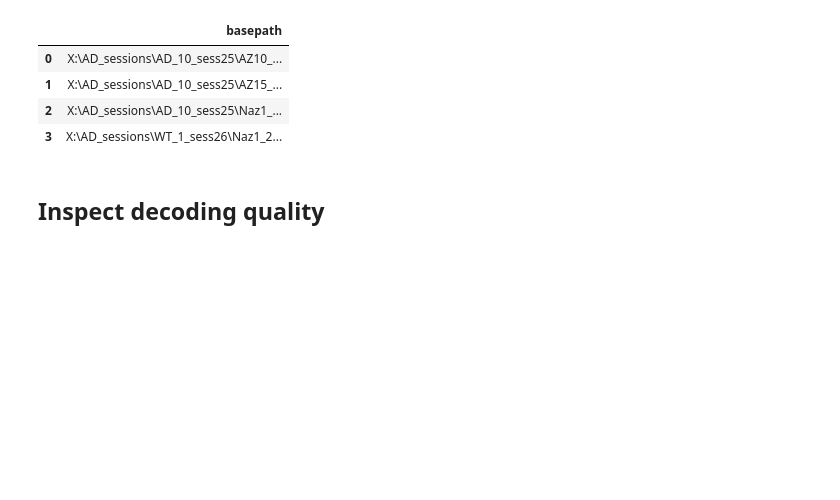
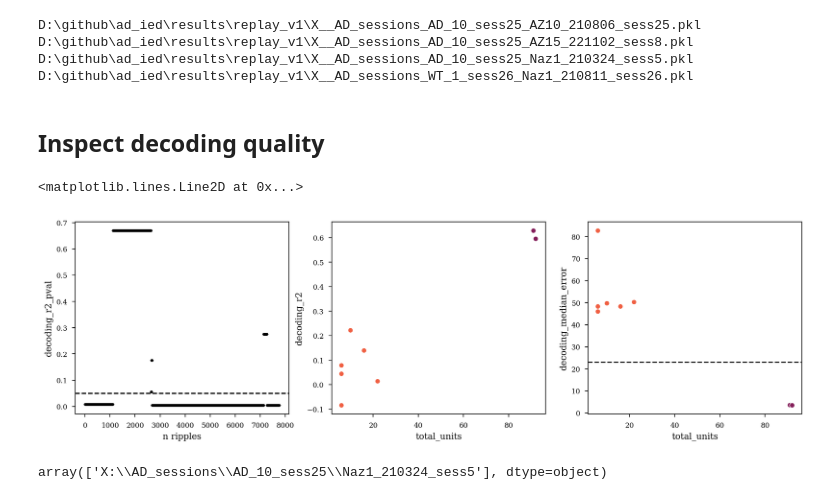
Before and after one commit to ryanharvey1/ad_ied, a Jupyter notebook: scripts/replay/replay_run.ipynb, the cells around one changed output. Cells and saved outputs as stored; diff of their text form; code cells hidden in the pictures; blank space fills up the shorter version.

```diff
--- a/scripts/replay/replay_run.ipynb
+++ b/scripts/replay/replay_run.ipynb
@@ -37,19 +37,8 @@ df["basepath"] = [
     r'X:\AD_sessions\WT_1_sess26\Naz1_210811_sess26'
 ]
 df.to_csv(r"D:\github\ad_ied\data\sessions.csv",index=True)
-# %%
-df
-# %% [output]
-|  | basepath |
-| 0 | X:\AD_sessions\AD_10_sess25\AZ10_... |
-| 1 | X:\AD_sessions\AD_10_sess25\AZ15_... |
-| 2 | X:\AD_sessions\AD_10_sess25\Naz1_... |
-| 3 | X:\AD_sessions\WT_1_sess26\Naz1_2... |
-# %%
-replay_run.run(r"X:\AD_sessions\AD_10_sess25\AZ10_210806_sess25")
 # %%
-save_path = r"D:\github\ad_ied\data\replay_v1"
-df["basepath"] = r"X:\AD_sessions\AD_10_sess25\AZ10_210806_sess25"
+save_path = r"D:\github\ad_ied\results\replay_v2"
 batch_analysis.run(
     df,
     save_path,
@@ -58,27 +47,40 @@ batch_analysis.run(
     skip_if_error=False,
     traj_shuff=1000,
     verbose=True,
+    expand_ripple=0
 )
 # %%
-df = replay_run.load_results(save_path,pre_task_post=False,verbose=True)
+df = replay_run.load_results(save_path,pre_task_post=True,verbose=True)
+# %% [output]
+D:\github\ad_ied\results\replay_v1\X__AD_sessions_AD_10_sess25_AZ10_210806_sess25.pkl
+D:\github\ad_ied\results\replay_v1\X__AD_sessions_AD_10_sess25_AZ15_221102_sess8.pkl
+D:\github\ad_ied\results\replay_v1\X__AD_sessions_AD_10_sess25_Naz1_210324_sess5.pkl
+D:\github\ad_ied\results\replay_v1\X__AD_sessions_WT_1_sess26_Naz1_210811_sess26.pkl
 # %% [markdown]
 ## Inspect decoding quality
 # %%
-fig, axs = plt.subplots(1, 3, figsize=(20, 4))
+fig, axs = plt.subplots(1, 3, figsize=(15, 4))
 axs[0].plot(df.decoding_r2_pval, '.k')
 axs[0].set_ylabel('decoding_r2_pval')
 axs[0].set_xlabel('n ripples')
 axs[0].axhline(0.05, color='k', linestyle='--')
 
 sns.scatterplot(x="total_units", y="decoding_r2",
                 hue=df.decoding_median_error<23,
                 data=df, ax=axs[1], legend=False, palette="rocket_r")
 
 sns.scatterplot(x="total_units", y="decoding_median_error",
                 hue=df.decoding_median_error<23,palette="rocket_r",
                 data=df, ax=axs[2], legend=False)
 # axs[2].legend(bbox_to_anchor=(1.1, 1.05))
 axs[2].axhline(23, color='k', linestyle='--')
+# %% [output]
+<matplotlib.lines.Line2D at 0x...>
+[figure, added]
+# %%
+df.query("decoding_median_error < 20").basepath.unique()
+# %% [output]
+array(['X:\\AD_sessions\\AD_10_sess25\\Naz1_210324_sess5'], dtype=object)
 # %%
 alpha = 0.05
 print('n ripples', df.shape[0])
```
Also changed, not shown: parts of 6 cells of this notebook.
